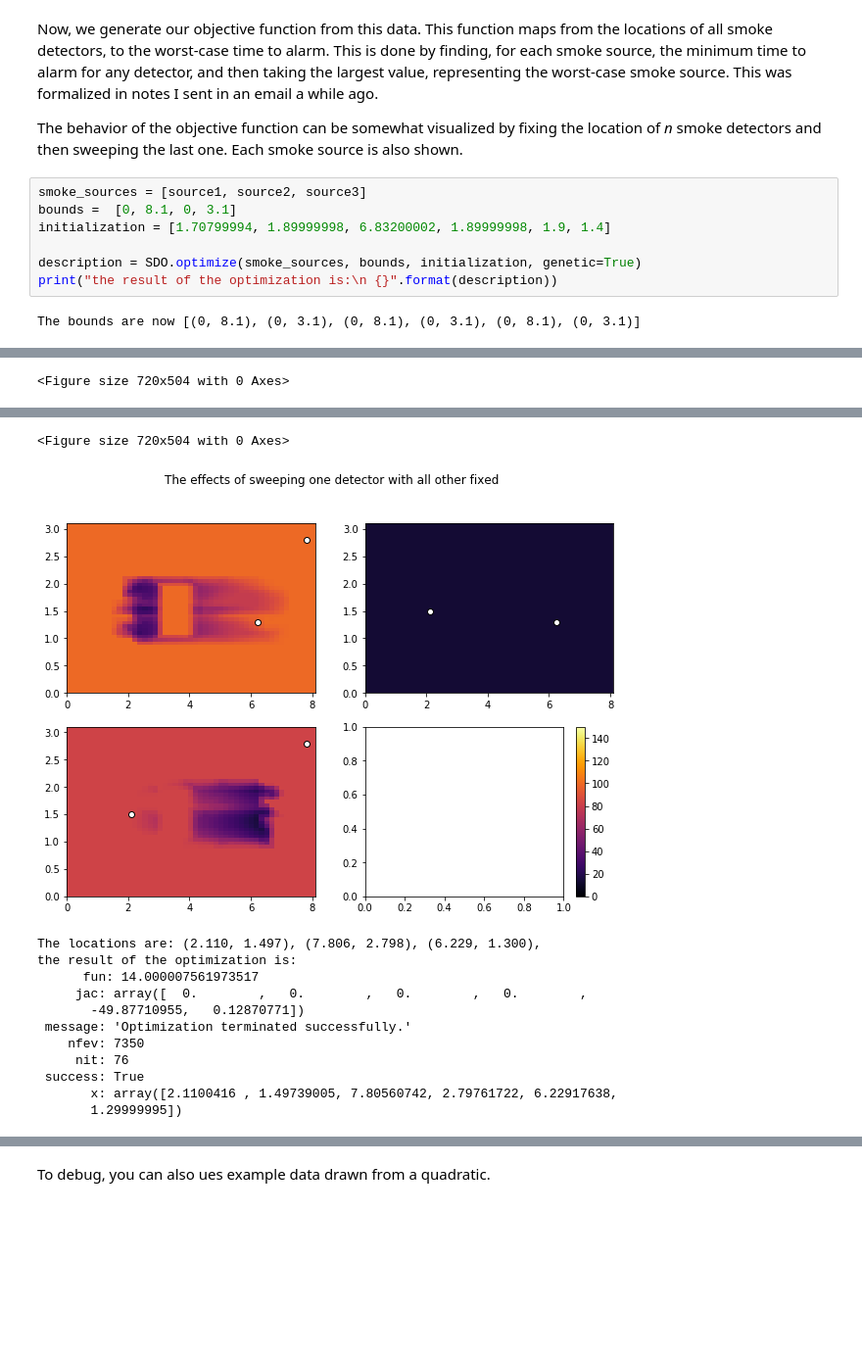
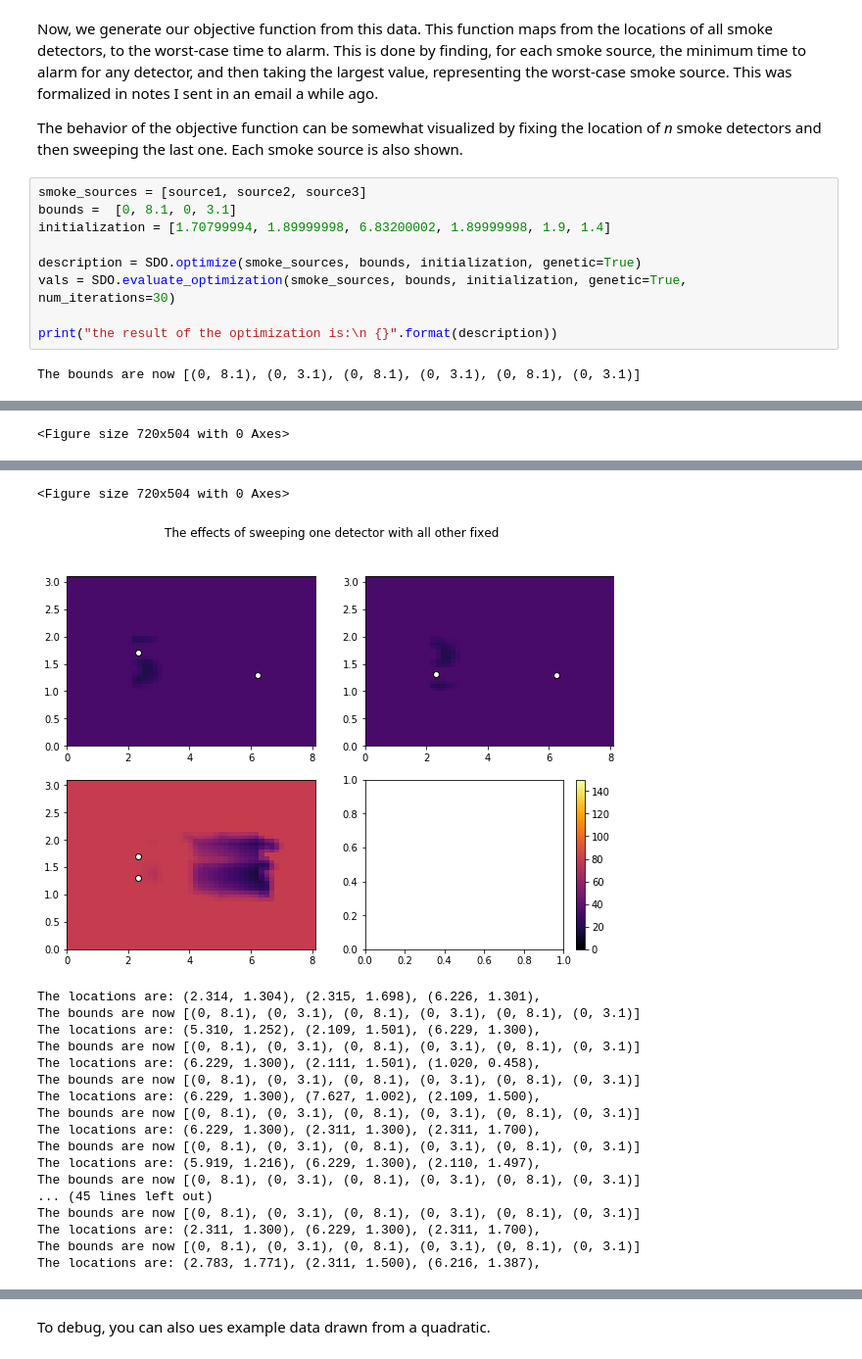
Before and after one commit to russelldj/SmokeDetectorOptimization, a Jupyter notebook: StreamlinedExperiments.ipynb, the cells around one changed output, grey strips where cells are left out. Shown at 98% size. Cells and saved outputs as stored; diff of their text form; blank space fills up the shorter version.

```diff
--- a/StreamlinedExperiments.ipynb
+++ b/StreamlinedExperiments.ipynb
@@ -36,6 +32,8 @@ bounds =  [0, 8.1, 0, 3.1]
 initialization = [1.70799994, 1.89999998, 6.83200002, 1.89999998, 1.9, 1.4]
 
 description = SDO.optimize(smoke_sources, bounds, initialization, genetic=True)
+vals = SDO.evaluate_optimization(smoke_sources, bounds, initialization, genetic=True, num_iterations=30)
+
 print("the result of the optimization is:\n {}".format(description))
 # %% [output]
 The bounds are now [(0, 8.1), (0, 3.1), (0, 8.1), (0, 3.1), (0, 8.1), (0, 3.1)]
@@ -45,13 +43,19 @@ The bounds are now [(0, 8.1), (0, 3.1), (0, 8.1), (0, 3.1), (0, 8.1), (0, 3.1)]
 <Figure size 720x504 with 0 Axes>
-[figure, old version]
+[figure, new version]
-The locations are: (2.110, 1.497), (7.806, 2.798), (6.229, 1.300),
-the result of the optimization is:
-      fun: 14.000007561973517
-     jac: array([  0.        ,   0.        ,   0.        ,   0.        ,
-       -49.87710955,   0.12870771])
- message: 'Optimization terminated successfully.'
-    nfev: 7350
-     nit: 76
- success: True
-       x: array([2.1100416 , 1.49739005, 7.80560742, 2.79761722, 6.22917638,
-       1.29999995])
+The locations are: (2.314, 1.304), (2.315, 1.698), (6.226, 1.301),
+The bounds are now [(0, 8.1), (0, 3.1), (0, 8.1), (0, 3.1), (0, 8.1), (0, 3.1)]
+The locations are: (5.310, 1.252), (2.109, 1.501), (6.229, 1.300),
+The bounds are now [(0, 8.1), (0, 3.1), (0, 8.1), (0, 3.1), (0, 8.1), (0, 3.1)]
+The locations are: (6.229, 1.300), (2.111, 1.501), (1.020, 0.458),
+The bounds are now [(0, 8.1), (0, 3.1), (0, 8.1), (0, 3.1), (0, 8.1), (0, 3.1)]
+The locations are: (6.229, 1.300), (7.627, 1.002), (2.109, 1.500),
+The bounds are now [(0, 8.1), (0, 3.1), (0, 8.1), (0, 3.1), (0, 8.1), (0, 3.1)]
+The locations are: (6.229, 1.300), (2.311, 1.300), (2.311, 1.700),
+The bounds are now [(0, 8.1), (0, 3.1), (0, 8.1), (0, 3.1), (0, 8.1), (0, 3.1)]
+The locations are: (5.919, 1.216), (6.229, 1.300), (2.110, 1.497),
+The bounds are now [(0, 8.1), (0, 3.1), (0, 8.1), (0, 3.1), (0, 8.1), (0, 3.1)]
+... (45 lines left out)
+The bounds are now [(0, 8.1), (0, 3.1), (0, 8.1), (0, 3.1), (0, 8.1), (0, 3.1)]
+The locations are: (2.311, 1.300), (6.229, 1.300), (2.311, 1.700),
+The bounds are now [(0, 8.1), (0, 3.1), (0, 8.1), (0, 3.1), (0, 8.1), (0, 3.1)]
+The locations are: (2.783, 1.771), (2.311, 1.500), (6.216, 1.387),
```
Also changed, not shown: parts of 5 cells of this notebook, 1 other file.
